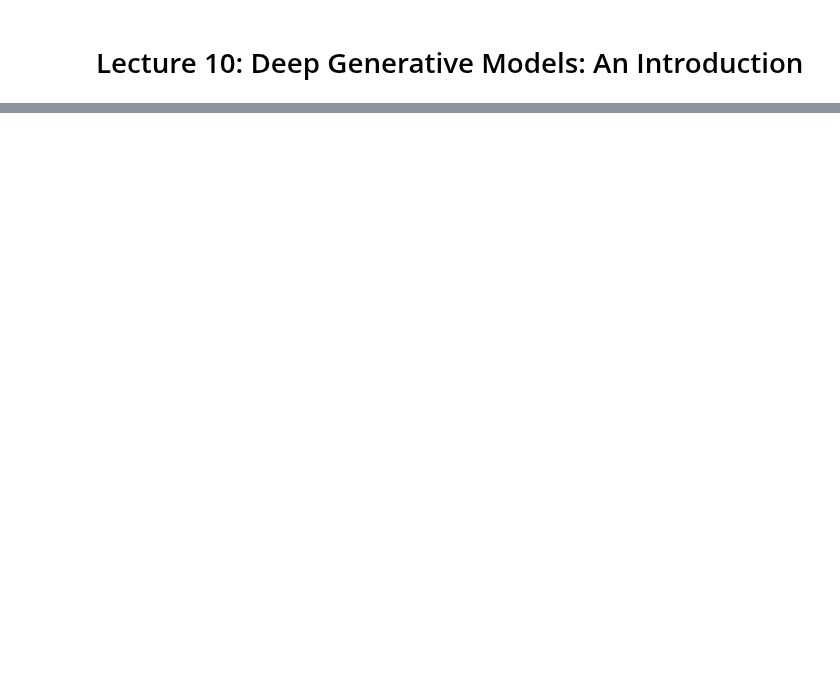
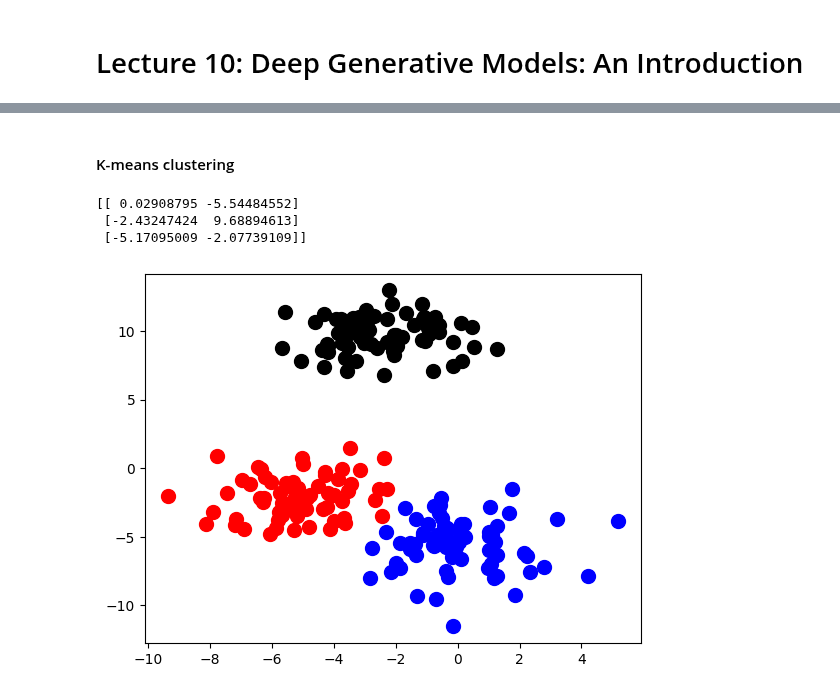
Before and after one commit to DL4CV-NPTEL/Deep-Learning-For-Computer-Vision, a Jupyter notebook: notebooks/Week_10/Week_10_Lecture_1.ipynb, the cells around one changed output, grey strips where cells are left out. Saved outputs shown, nothing was run; the diff lists cells and outputs as text; code cells hidden in the pictures; blank space fills up the shorter version.

```diff
--- a/notebooks/Week_10/Week_10_Lecture_1.ipynb
+++ b/notebooks/Week_10/Week_10_Lecture_1.ipynb
@@ -28,0 +52,23 @@ IPyDisplay.HTML(
+# %% [markdown]
+#### K-means clustering
+# %%
+from sklearn.cluster import KMeans
+
+# create kmeans object
+kmeans = KMeans(n_clusters=3)
+# fit kmeans object to data
+kmeans.fit(points)
+# print location of clusters learned by kmeans object
+print(kmeans.cluster_centers_)
+# save new clusters for chart
+y_km = kmeans.fit_predict(points)
+
+plt.scatter(points[y_km ==0,0], points[y_km == 0,1], s=100, c='red')
+plt.scatter(points[y_km ==1,0], points[y_km == 1,1], s=100, c='black')
+plt.scatter(points[y_km ==2,0], points[y_km == 2,1], s=100, c='blue')
+plt.show()
+# %% [output]
+[[ 0.02908795 -5.54484552]
+ [-2.43247424  9.68894613]
+ [-5.17095009 -2.07739109]]
+[figure, added]
```
Also changed, not shown: parts of 21 cells of this notebook.
